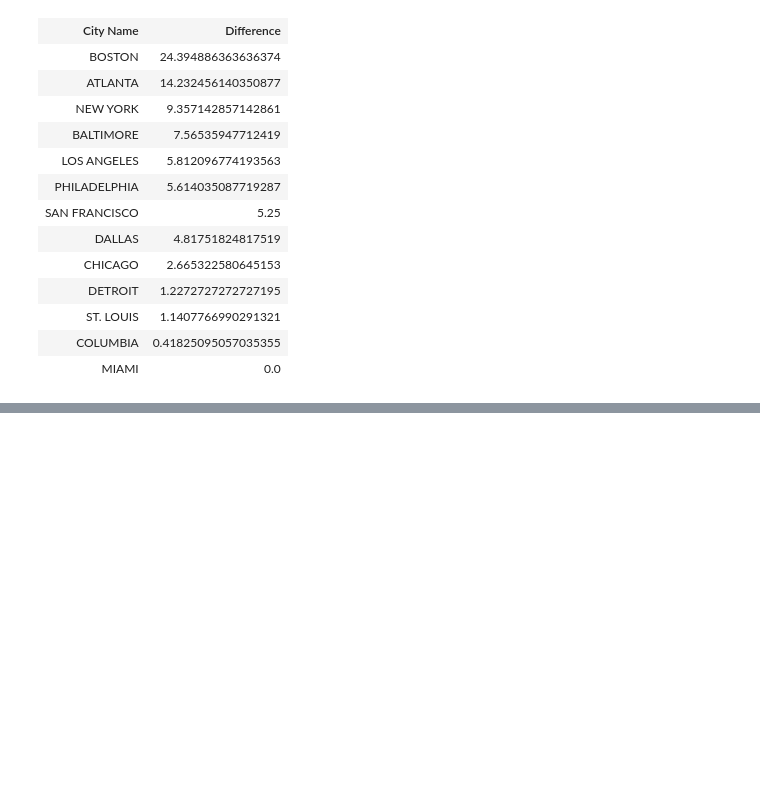
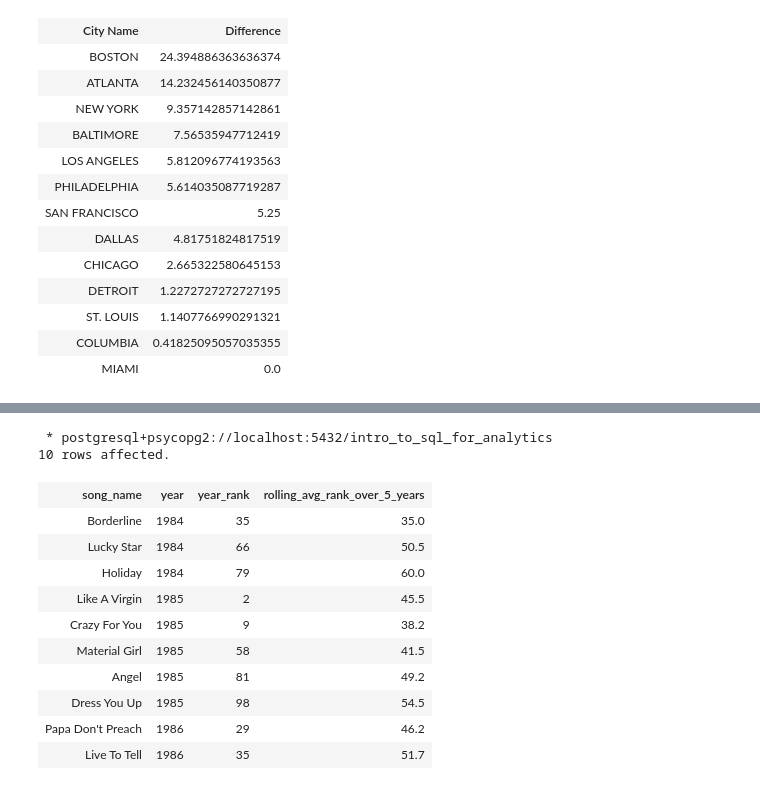
Before and after one commit to olikelly00/sql-for-data-engineering, a Jupyter notebook: sql_bites.ipynb, the cells around one changed output, grey strips where cells are left out. Cells and saved outputs as stored; diff of their text form; code cells hidden in the pictures; blank space fills up the shorter version.

```diff
--- a/sql_bites.ipynb
+++ b/sql_bites.ipynb
@@ -340,0 +620,39 @@ ORDER BY "Difference" DESC
+# %%
+%%sql
+
+-- find the artist with the most appearances
+-- display their song, year year rank
+-- calculate the average year rank across all rows
+-- convert this to rolling average
+
+SELECT
+song_name,
+year,
+year_rank,
+ROUND(AVG(year_rank)
+OVER (ORDER BY year ROWS BETWEEN 5 PRECEDING AND CURRENT ROW), 1)
+AS rolling_avg_rank_over_5_years
+FROM billboard_top_100_year_end
+WHERE artist = (
+    SELECT artist
+    FROM billboard_top_100_year_end
+    GROUP BY artist
+    ORDER BY COUNT(*) DESC
+    LIMIT 1
+)
+ORDER BY year ASC
+LIMIT 10
+# %% [output]
+ * postgresql+psycopg2://localhost:5432/intro_to_sql_for_analytics
+10 rows affected.
+| song_name | year | year_rank | rolling_avg_rank_over_5_years |
+| Borderline | 1984 | 35 | 35.0 |
+| Lucky Star | 1984 | 66 | 50.5 |
+| Holiday | 1984 | 79 | 60.0 |
+| Like A Virgin | 1985 | 2 | 45.5 |
+| Crazy For You | 1985 | 9 | 38.2 |
+| Material Girl | 1985 | 58 | 41.5 |
+| Angel | 1985 | 81 | 49.2 |
+| Dress You Up | 1985 | 98 | 54.5 |
+| Papa Don't Preach | 1986 | 29 | 46.2 |
+| Live To Tell | 1986 | 35 | 51.7 |
```
Also changed, not shown: parts of 23 cells of this notebook.
